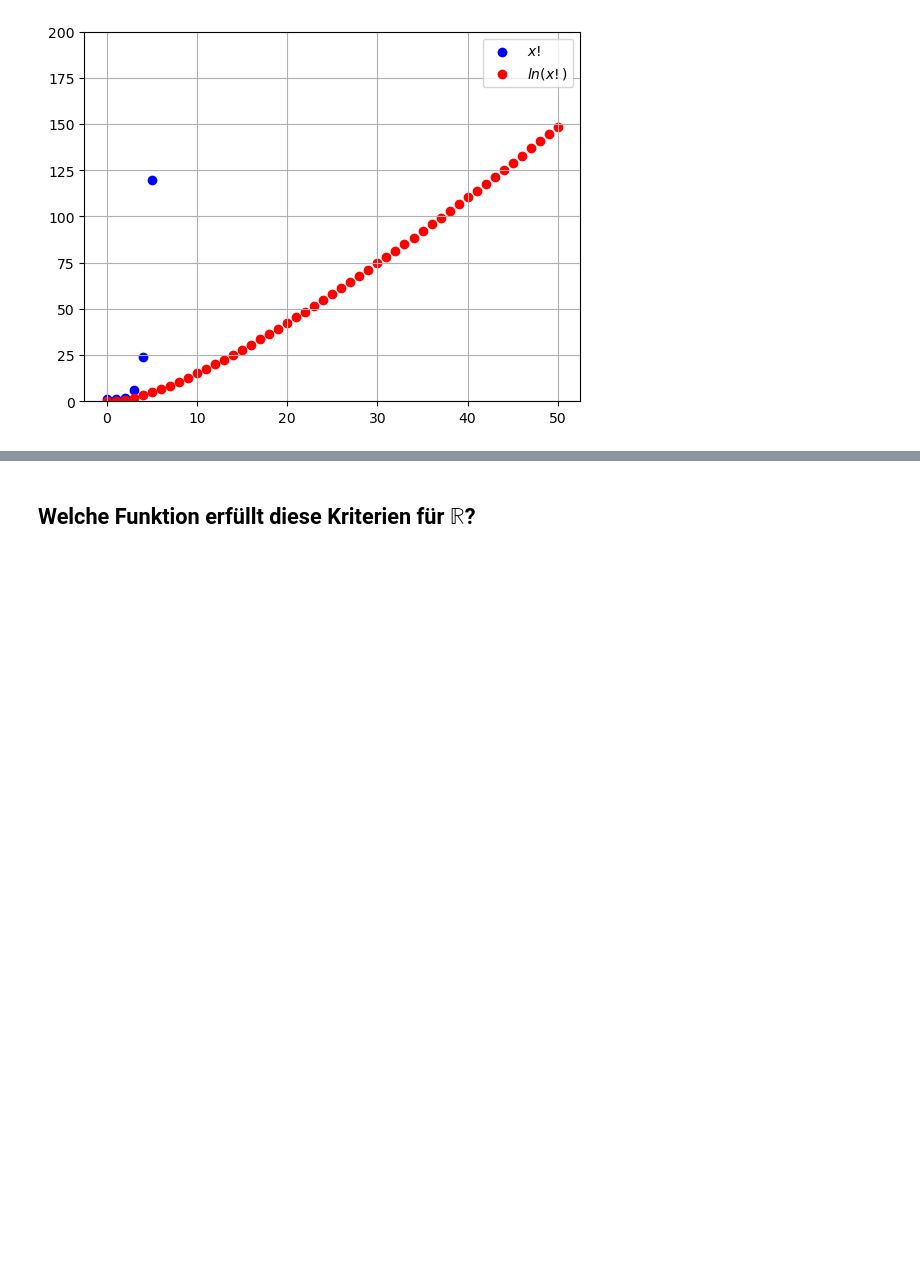
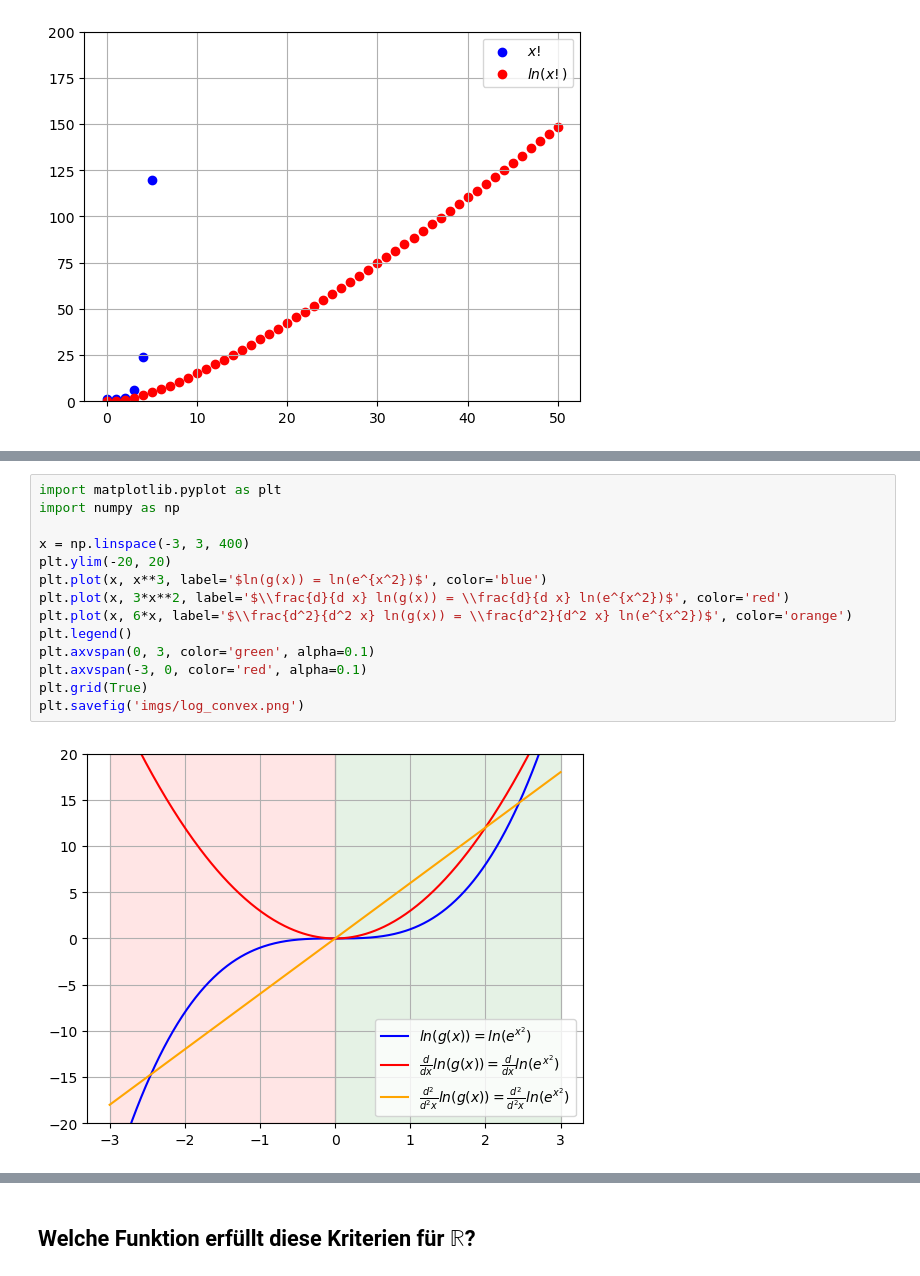
Before and after one commit to lbuchli/MatSem-Gamma, a Jupyter notebook: presentation.ipynb, the cells around one changed output, grey strips where cells are left out. Saved outputs shown, nothing was run; the diff lists cells and outputs as text; blank space fills up the shorter version.

Commit message:
Improve logarithmic convexity

```diff
--- a/presentation.ipynb
+++ b/presentation.ipynb
@@ -117,3 +117,19 @@ plt.savefig('imgs/factorial_log_plot.png')
 Aber sogar $ln(x!)$ hat eine kleine Kurve:
 
 <div><img src="imgs/factorial_log_plot.png" width="500"/></div>
+# %%
+import matplotlib.pyplot as plt
+import numpy as np
+
+x = np.linspace(-3, 3, 400)
+plt.ylim(-20, 20)
+plt.plot(x, x**3, label='$ln(g(x)) = ln(e^{x^2})$', color='blue')
+plt.plot(x, 3*x**2, label='$\\frac{d}{d x} ln(g(x)) = \\frac{d}{d x} ln(e^{x^2})$', color='red')
+plt.plot(x, 6*x, label='$\\frac{d^2}{d^2 x} ln(g(x)) = \\frac{d^2}{d^2 x} ln(e^{x^2})$', color='orange')
+plt.legend()
+plt.axvspan(0, 3, color='green', alpha=0.1)
+plt.axvspan(-3, 0, color='red', alpha=0.1)
+plt.grid(True)
+plt.savefig('imgs/log_convex.png')
+# %% [output]
+[figure, added]
```
Also changed, not shown: parts of 1 cell of this notebook, 2 other files.
